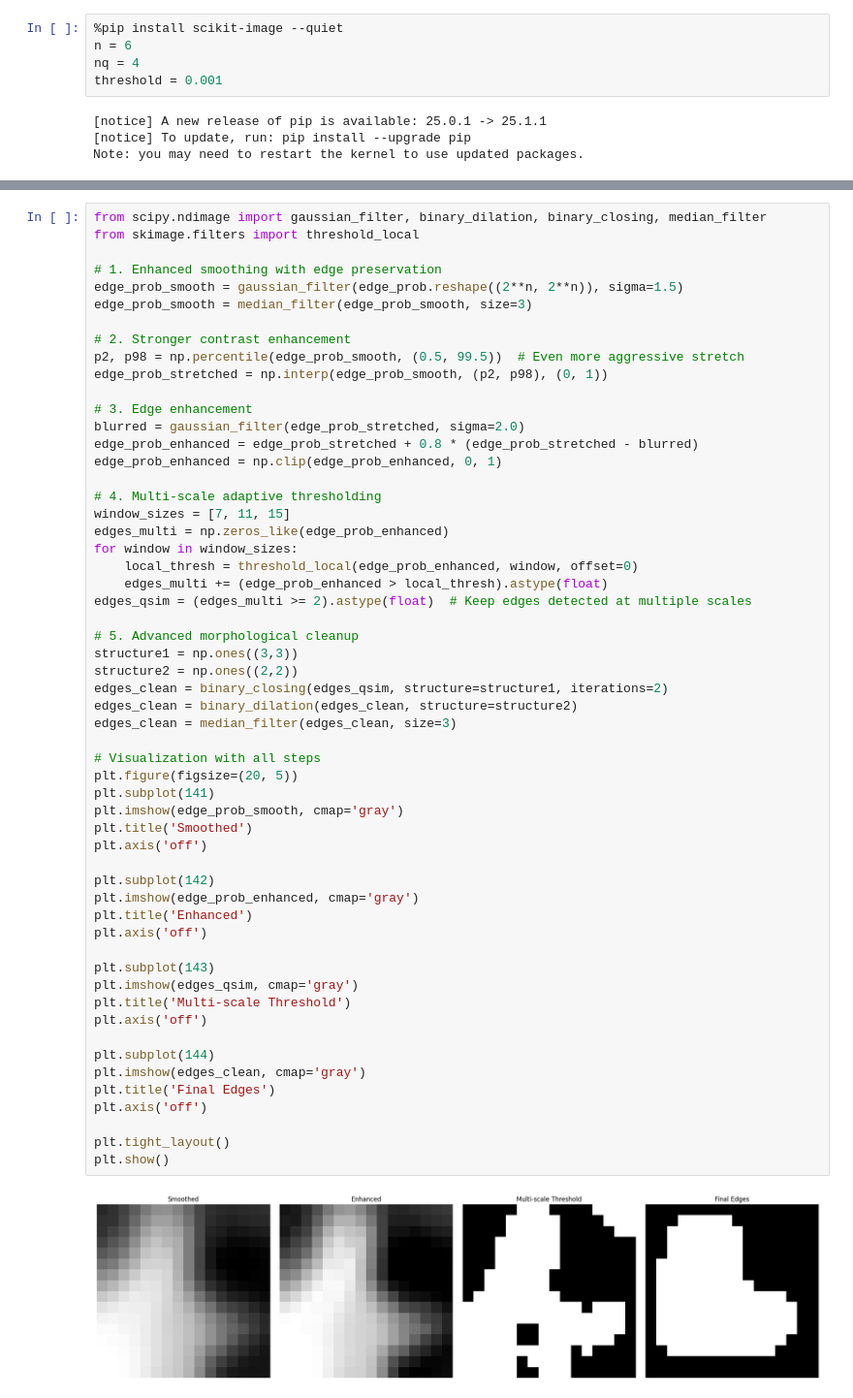
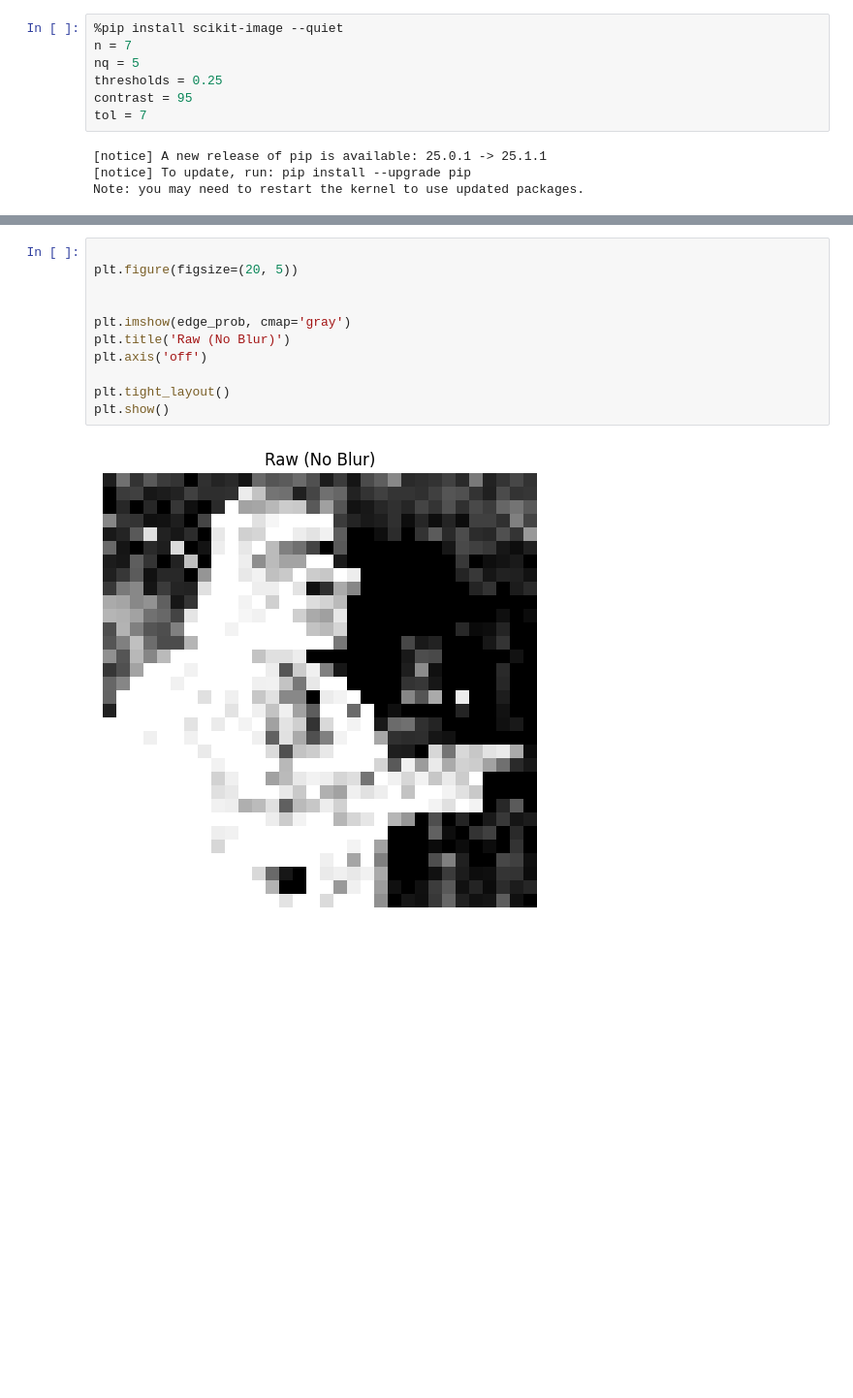
Before and after one commit to HiddenGarcia/AQA, a Jupyter notebook: QSFqri.ipynb, the cells around one changed output, grey strips where cells are left out. Shown: that part at 97% size. Saved outputs shown, nothing was run; the diff lists cells and outputs as text; blank space fills up the shorter version.

```diff
--- a/QSFqri.ipynb
+++ b/QSFqri.ipynb
@@ -1,8 +1,10 @@
 # %%
 %pip install scikit-image --quiet
-n = 6
-nq = 4
-threshold = 0.001
+n = 7
+nq = 5
+thresholds = 0.25
+contrast = 95
+tol = 7
 # %% [output]
 [notice] A new release of pip is available: 25.0.1 -> 25.1.1
 [notice] To update, run: pip install --upgrade pip
@@ -302,58 +289,13 @@ plt.show()
 # %%
-from scipy.ndimage import gaussian_filter, binary_dilation, binary_closing, median_filter
-from skimage.filters import threshold_local
 
-# 1. Enhanced smoothing with edge preservation
-edge_prob_smooth = gaussian_filter(edge_prob.reshape((2**n, 2**n)), sigma=1.5)
-edge_prob_smooth = median_filter(edge_prob_smooth, size=3)
+plt.figure(figsize=(20, 5))
 
-# 2. Stronger contrast enhancement
-p2, p98 = np.percentile(edge_prob_smooth, (0.5, 99.5))  # Even more aggressive stretch
-edge_prob_stretched = np.interp(edge_prob_smooth, (p2, p98), (0, 1))
 
-# 3. Edge enhancement
-blurred = gaussian_filter(edge_prob_stretched, sigma=2.0)
-edge_prob_enhanced = edge_prob_stretched + 0.8 * (edge_prob_stretched - blurred)
-edge_prob_enhanced = np.clip(edge_prob_enhanced, 0, 1)
-
-# 4. Multi-scale adaptive thresholding
-window_sizes = [7, 11, 15]
-edges_multi = np.zeros_like(edge_prob_enhanced)
-for window in window_sizes:
-    local_thresh = threshold_local(edge_prob_enhanced, window, offset=0)
-    edges_multi += (edge_prob_enhanced > local_thresh).astype(float)
-edges_qsim = (edges_multi >= 2).astype(float)  # Keep edges detected at multiple scales
-
-# 5. Advanced morphological cleanup
-structure1 = np.ones((3,3))
-structure2 = np.ones((2,2))
-edges_clean = binary_closing(edges_qsim, structure=structure1, iterations=2)
-edges_clean = binary_dilation(edges_clean, structure=structure2)
-edges_clean = median_filter(edges_clean, size=3)
-
-# Visualization with all steps
-plt.figure(figsize=(20, 5))
-plt.subplot(141)
-plt.imshow(edge_prob_smooth, cmap='gray')
-plt.title('Smoothed')
-plt.axis('off')
-
-plt.subplot(142)
-plt.imshow(edge_prob_enhanced, cmap='gray')
-plt.title('Enhanced')
-plt.axis('off')
-
-plt.subplot(143)
-plt.imshow(edges_qsim, cmap='gray')
-plt.title('Multi-scale Threshold')
-plt.axis('off')
-
-plt.subplot(144)
-plt.imshow(edges_clean, cmap='gray')
-plt.title('Final Edges')
+plt.imshow(edge_prob, cmap='gray')
+plt.title('Raw (No Blur)')
 plt.axis('off')
 
 plt.tight_layout()
 plt.show()
 # %% [output]
-[figure, old version]
+[figure, new version]
```
Also changed, not shown: parts of 8 cells of this notebook, 10 other files.
